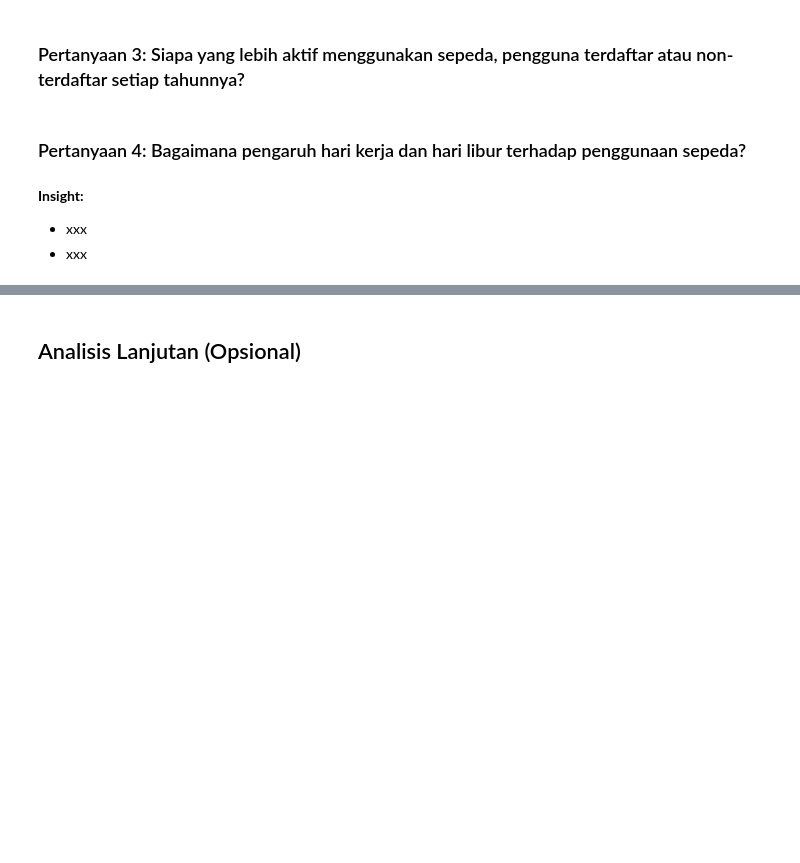
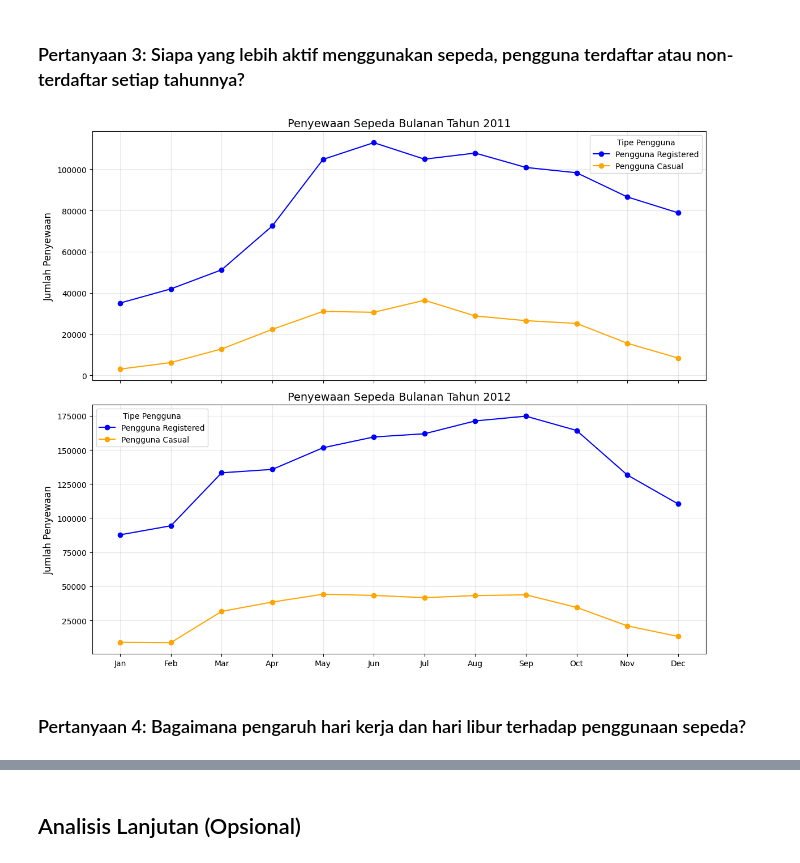
Before and after one commit to ikrar557/dicoding-ds-analyst, a Jupyter notebook: notebook.ipynb, the cells around one changed output, grey strips where cells are left out. Saved outputs shown, nothing was run; the diff lists cells and outputs as text; code cells hidden in the pictures; blank space fills up the shorter version.

```diff
--- a/notebook.ipynb
+++ b/notebook.ipynb
@@ -432,8 +526,72 @@ hours_df.groupby(by='category_days').agg({
 # %% [markdown]
 ### Pertanyaan 3: Siapa yang lebih aktif menggunakan sepeda, pengguna terdaftar atau non-terdaftar setiap tahunnya?
+# %%
+# Menjumlahkan penyewaan per bulan untuk pengguna registered dan casual
+monthly_rentals = hours_df.groupby(['year', 'month']).agg({
+    'registered': 'sum',
+    'casual': 'sum'
+}).reset_index()
+
+# Membuat subplot dengan 2 baris dan 1 kolom dengan ukuran 12 x 10
+fig, axes = plt.subplots(2, 1, figsize=(12, 10), sharex=True)
+
+# Membuat grafik untuk data tahun 2011
+data_2011 = monthly_rentals[monthly_rentals['year'] == 2011]
+axes[0].plot(
+    data_2011['month'],
+    data_2011['registered'],
+    marker='o',
+    label='Pengguna Registered',
+    color='blue'
+)
+axes[0].plot(
+    data_2011['month'],
+    data_2011['casual'],
+    marker='o',
+    label='Pengguna Casual',
+    color='orange'
+)
+
+# Mengatur informasi untuk plot ke 1 seperti judul, label sumbu Y, legend, dan grid
+axes[0].set_title('Penyewaan Sepeda Bulanan Tahun 2011', fontsize=14)
+axes[0].set_ylabel('Jumlah Penyewaan', fontsize=12)
+axes[0].legend(title="Tipe Pengguna", fontsize=10)
+axes[0].grid(alpha=0.3)
+
+# Membuat grafik untuk data tahun 2012
+data_2012 = monthly_rentals[monthly_rentals['year'] == 2012]
+axes[1].plot(
+    data_2012['month'],
+    data_2012['registered'],
+    marker='o',
+    label='Pengguna Registered',
+    color='blue'
+)
+axes[1].plot(
+    data_2012['month'],
+    data_2012['casual'],
+    marker='o',
+    label='Pengguna Casual',
+    color='orange'
+)
+
+# Mengatur informasi untuk plot ke 2 seperti judul, label sumbu Y, legend, dan grid
+axes[1].set_title('Penyewaan Sepeda Bulanan Tahun 2012', fontsize=14)
+axes[1].set_ylabel('Jumlah Penyewaan', fontsize=12)
+axes[1].legend(title="Tipe Pengguna", fontsize=10)
+axes[1].grid(alpha=0.3)
+
+# Mengatur label untuk sumbu X
+axes[1].set_xticks(range(0, 12))
+axes[1].set_xticklabels([
+    'Jan', 'Feb', 'Mar', 'Apr', 'May', 'Jun',
+    'Jul', 'Aug', 'Sep', 'Oct', 'Nov', 'Dec'
+])
+
+# menampilan plot
+plt.tight_layout()
+plt.show()
+# %% [output]
+[figure, added]
 # %% [markdown]
 ### Pertanyaan 4: Bagaimana pengaruh hari kerja dan hari libur terhadap penggunaan sepeda?
-# %% [markdown]
-**Insight:**
-- xxx
-- xxx
```
Also changed, not shown: parts of 30 cells of this notebook.
